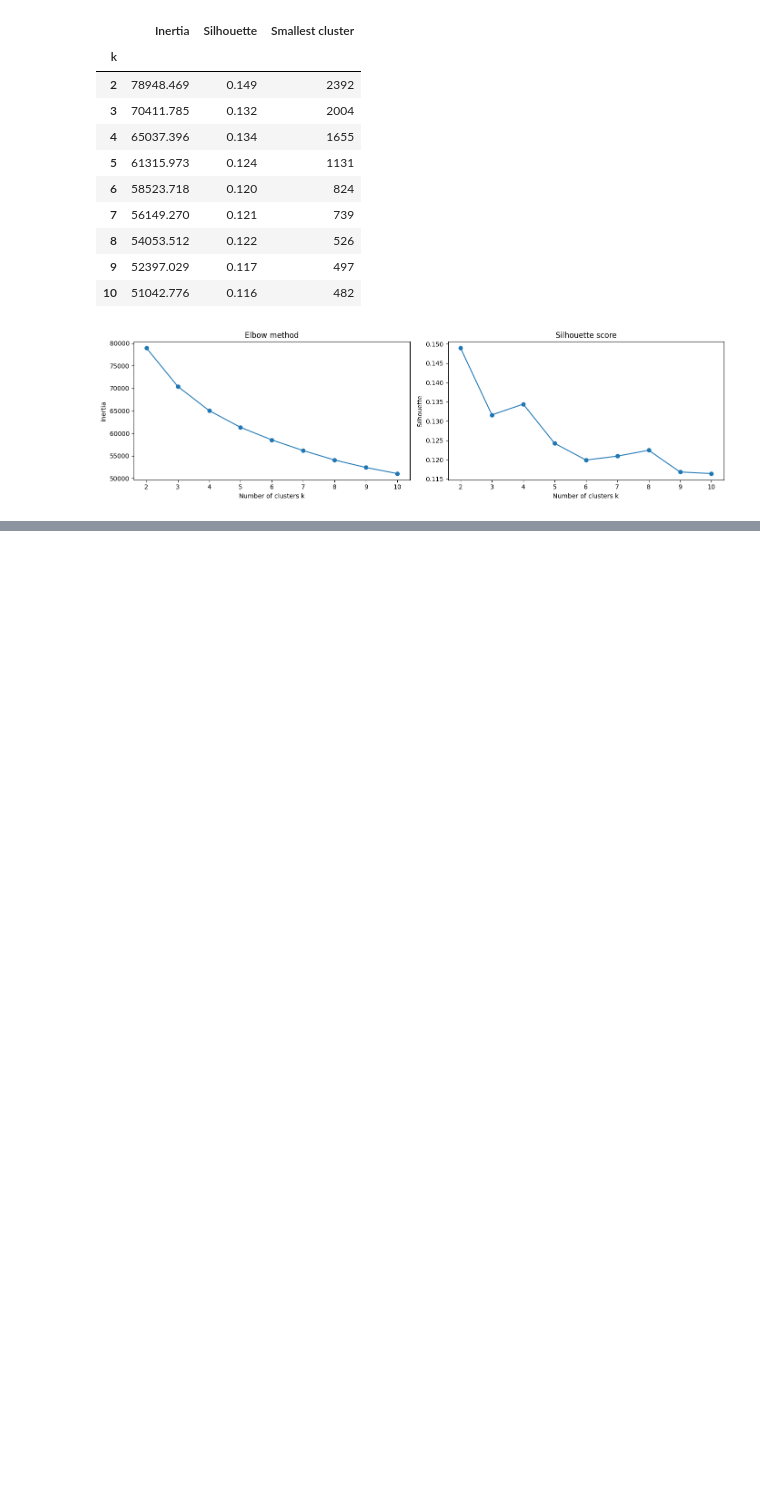
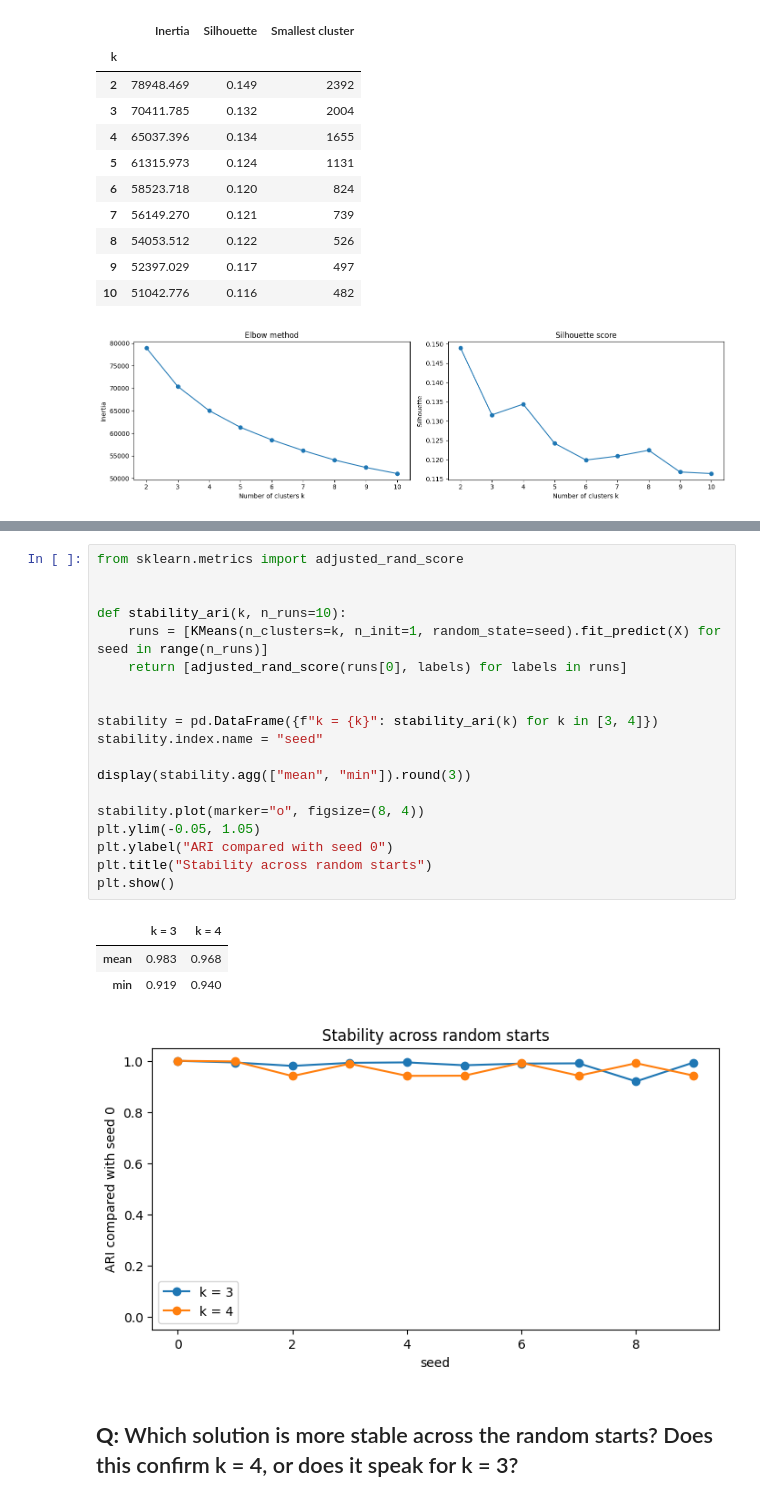
Before and after one commit to d3m1d0s/FoML_projects, a Jupyter notebook: project_1/bankchurners_eda_clustering.ipynb, the cells around one changed output, grey strips where cells are left out. Drawn from its saved outputs; the diff is of its cells as text; blank space fills up the shorter version.

```diff
--- a/project_1/bankchurners_eda_clustering.ipynb
+++ b/project_1/bankchurners_eda_clustering.ipynb
@@ -1341,0 +1350,27 @@ plt.show()
+# %%
+from sklearn.metrics import adjusted_rand_score
+
+
+def stability_ari(k, n_runs=10):
+    runs = [KMeans(n_clusters=k, n_init=1, random_state=seed).fit_predict(X) for seed in range(n_runs)]
+    return [adjusted_rand_score(runs[0], labels) for labels in runs]
+
+
+stability = pd.DataFrame({f"k = {k}": stability_ari(k) for k in [3, 4]})
+stability.index.name = "seed"
+
+display(stability.agg(["mean", "min"]).round(3))
+
+stability.plot(marker="o", figsize=(8, 4))
+plt.ylim(-0.05, 1.05)
+plt.ylabel("ARI compared with seed 0")
+plt.title("Stability across random starts")
+plt.show()
+# %% [output]
+|  | k = 3 | k = 4 |
+| mean | 0.983 | 0.968 |
+| min | 0.919 | 0.940 |
+[figure, added]
+# %% [markdown]
+**Q:** Which solution is more stable across the random starts? Does this confirm k = 4, or does it speak for k = 3?
+-
```
Also changed, not shown: parts of 4 cells of this notebook.
